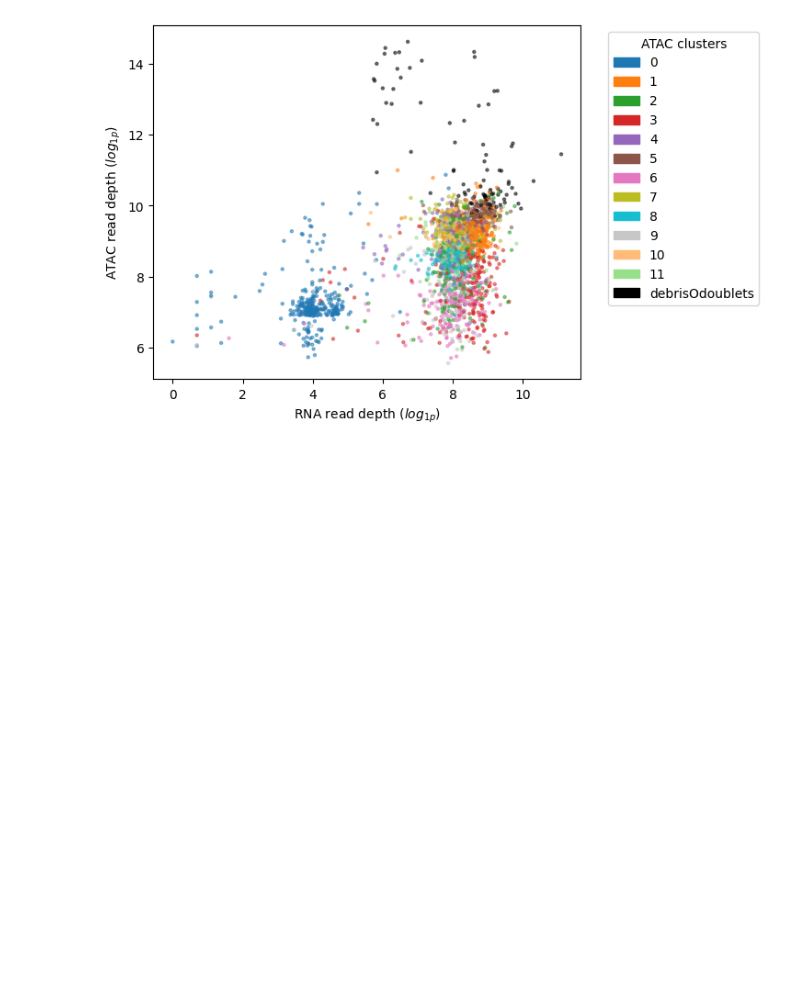
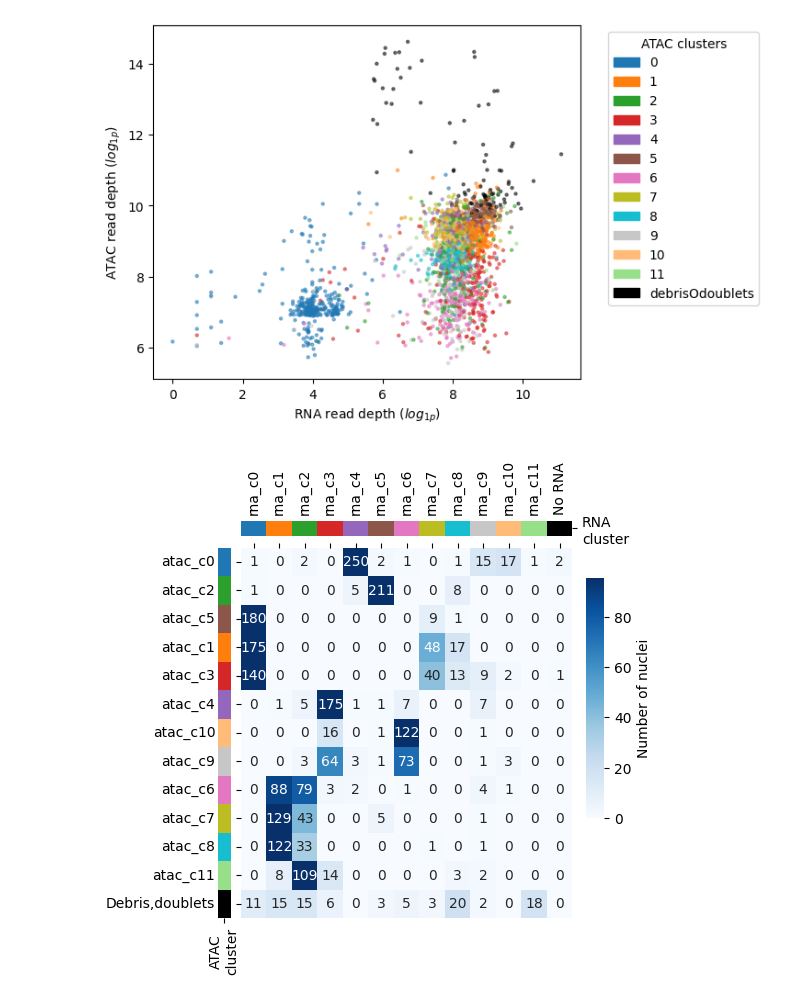
Before and after one commit to streetslab/SADE, a Jupyter notebook: EDA/F4_pbmc_snapatac_p3.ipynb, the cells around one changed output. Drawn from its saved outputs; the diff is of its cells as text; code cells hidden in the pictures; blank space fills up the shorter version.

```diff
--- a/EDA/F4_pbmc_snapatac_p3.ipynb
+++ b/EDA/F4_pbmc_snapatac_p3.ipynb
@@ -21,6 +21,24 @@ import snapatac2 as snap
 snap.__version__
 # %% [output]
 '2.9.0'
+# %%
+
+scanpy_colors = [
+    '#1f77b4',
+    '#ff7f0e',
+    '#2ca02c',
+    '#d62728',
+    '#9467bd',
+    '#8c564b',
+    '#e377c2',
+    '#bcbd22',
+    '#17becf',
+    '#c7c7c7',
+    '#ffbb78',
+    '#98df8a']
+scanpy_cluster = ['0', '1', '2', '3', '4', '5', '6', '7', '8', '9', '10', '11']
+atac_scanpy_color_map = dict(zip(scanpy_cluster + ['debrisOdoublets'], scanpy_colors + ['#000000']))
+rna_scanpy_color_map = dict(zip(scanpy_cluster + ['no_rna_info'], scanpy_colors + ['#000000']))
 # %% [markdown]
 ## Load Data
 # %%
@@ -124,3 +125,54 @@ ax.legend(handles=handles, bbox_to_anchor=(1.05, 1), loc='upper left', title='AT
 # %% [output]
 <matplotlib.legend.Legend at 0x...>
 [figure]
+# %%
+correlation_mat = data.obs.groupby([ 'filtered_leiden',  'leiden_RNA_scVI']).size().unstack(fill_value=0)
+correlation_mat.index.name = None
+correlation_mat.columns.name = None
+correlation_mat_index = correlation_mat.index.astype(str)
+correlation_mat_columns = correlation_mat.columns.astype(str)
+
+
+col_colors = pd.DataFrame({
+    'RNA\ncluster': correlation_mat.columns.map(rna_scanpy_color_map),
+}, index= correlation_mat_columns)
+row_colors = pd.DataFrame({
+    'ATAC\ncluster': correlation_mat.index.map(atac_scanpy_color_map),
+}, index=correlation_mat_index)
+
+# Rename
+correlation_mat.columns = ["No RNA" if i == "no_rna_info" else f"rna_c{i}" for i in correlation_mat_columns]
+correlation_mat.index = ["Debris,doublets" if i == "debrisOdoublets" else f"atac_c{i}" for i in correlation_mat_index]
+col_colors.index = ["No RNA" if i == "no_rna_info" else f"rna_c{i}" for i in correlation_mat_columns]
+row_colors.index = ["Debris,doublets" if i == "debrisOdoublets" else f"atac_c{i}" for i in correlation_mat_index]
+
+c_sd = correlation_mat.values.std()
+c_mean = correlation_mat.values.mean()
+c_min = np.max((c_mean - 2*c_sd, 0))
+c_max = c_mean + 2*c_sd
+c_center = 0.5 * (c_min + c_max)
+
+g = sns.clustermap(correlation_mat, col_colors=col_colors, row_colors=row_colors,
+                   col_cluster=False,
+                   cmap='Blues', annot=True, fmt='d', xticklabels=True, yticklabels=True,
+                   cbar_pos=(0.8, 0.3, 0.03, 0.4),
+                cbar_kws={'label': 'Number of nuclei'},
+                vmin = c_min, vmax = c_max,
+                center = c_center,
+                figsize=(6, 6))
+g.ax_row_dendrogram.set_visible(False) # Hide Row tree
+g.ax_col_dendrogram.set_visible(False) # Hide Column tree
+
+
+
+g.ax_heatmap.yaxis.tick_left()
+g.ax_heatmap.yaxis.set_label_position("left")
+
+g.ax_heatmap.xaxis.tick_top()
+g.ax_heatmap.xaxis.set_label_position("top")
+
+g.ax_heatmap.tick_params(axis='y', pad=15)
+g.ax_heatmap.tick_params(axis='x', pad=20, rotation=90)
+#_ = g.ax_heatmap.set_xticklabels(g.ax_heatmap.get_xticklabels(), rotation=45, ha='center')
+# %% [output]
+[figure, added]
```
Also changed, not shown: parts of 6 cells of this notebook, 14 other files.
